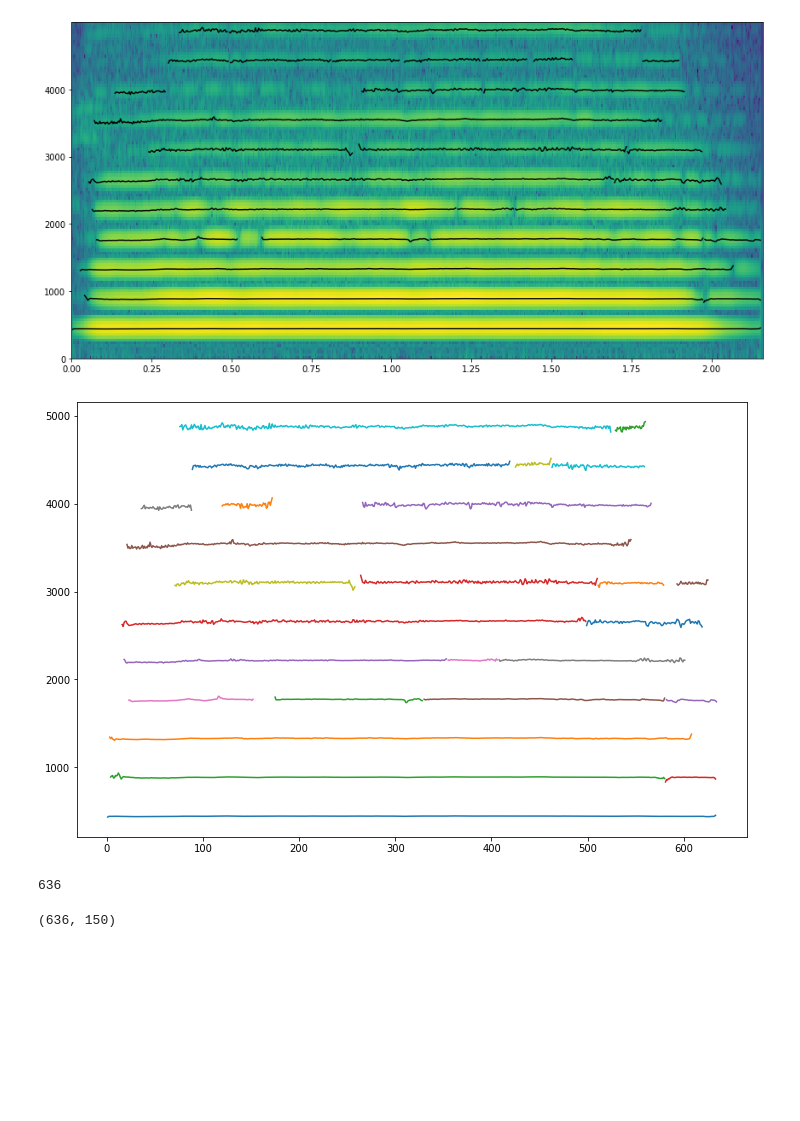
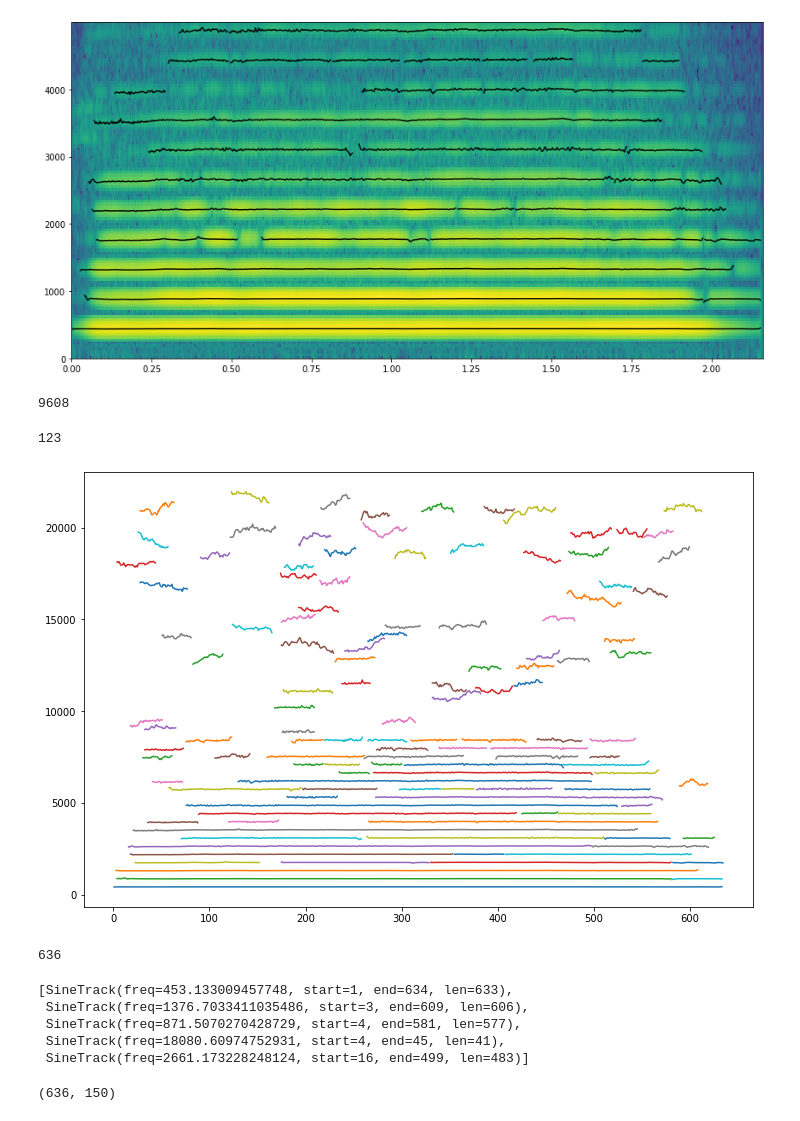
Before and after one commit to jhartquist/rtma, a Jupyter notebook: nbs/05_objects.ipynb, the cells around one changed output. Drawn from its saved outputs; the diff is of its cells as text; code cells hidden in the pictures; blank space fills up the shorter version.

```diff
--- a/nbs/05_objects.ipynb
+++ b/nbs/05_objects.ipynb
@@ -385,19 +384,24 @@ class SineModelAnalysis(PeakAnalysis):
         super().__init__(*args, **kwargs)
         self.freq_dev_offset = freq_dev_offset
         self.freq_dev_slope = freq_dev_slope
+        self.all_tracks = None
 
     @property
     def sine_model_frames(self):
+        self.all_tracks = []
         tracks = []
         for peak_frame in super().peak_frames:
             frame = SineModelFrame(peak_frame, tracks, self.freq_dev_offset, self.freq_dev_slope)
             tracks = frame.tracks
+            for track in tracks:
+                if track.start_index == frame.index:
+                    self.all_tracks.append(track)
             yield frame
 # %%
 sma = SineModelAnalysis(s,
                         fft_size=4096,
                         window_name='hamming',
-                        frame_size=2049, a
+                        frame_size=2049,
                         hop_size=512,
                         peak_threshold=-20,
                         freq_dev_offset=2,
@@ -497,17 +503,32 @@ sma = SineModelAnalysis(signal,
+# %%
+tracks = sma.all_tracks
+len(tracks)
+# %% [output]
+9608
+# %%
+tracks = [t for t in tracks if (len(t) > 29)] #  and (t.frequency < 5000.0)]
+len(tracks)
+# %% [output]
+123
 # %%
-sma_frames = list(sma.sine_model_frames)
-tracks = sma_frames[-1].tracks
-tracks = [t for t in tracks if (len(t) > 29) and (t.frequency < 5000.0)]
 n_tracks = len(tracks)
 plt.figure(figsize=(12, 8))
 for t in tracks[:n_tracks]:
     plt.plot(np.arange(t.start_index, t.end_index), [p.frequency for p in t.peaks])
 # %% [output]
-[figure, old version]
+[figure, new version]
 # %%
 len(sma_frames)
 # %% [output]
 636
+# %%
+tracks[:5]
+# %% [output]
+[SineTrack(freq=453.133009457748, start=1, end=634, len=633),
+ SineTrack(freq=1376.7033411035486, start=3, end=609, len=606),
+ SineTrack(freq=871.5070270428729, start=4, end=581, len=577),
+ SineTrack(freq=18080.60974752931, start=4, end=45, len=41),
+ SineTrack(freq=2661.173228248124, start=16, end=499, len=483)]
 # %%
 freqs.shape
 # %% [output]
```
Also changed, not shown: parts of 8 cells of this notebook.
